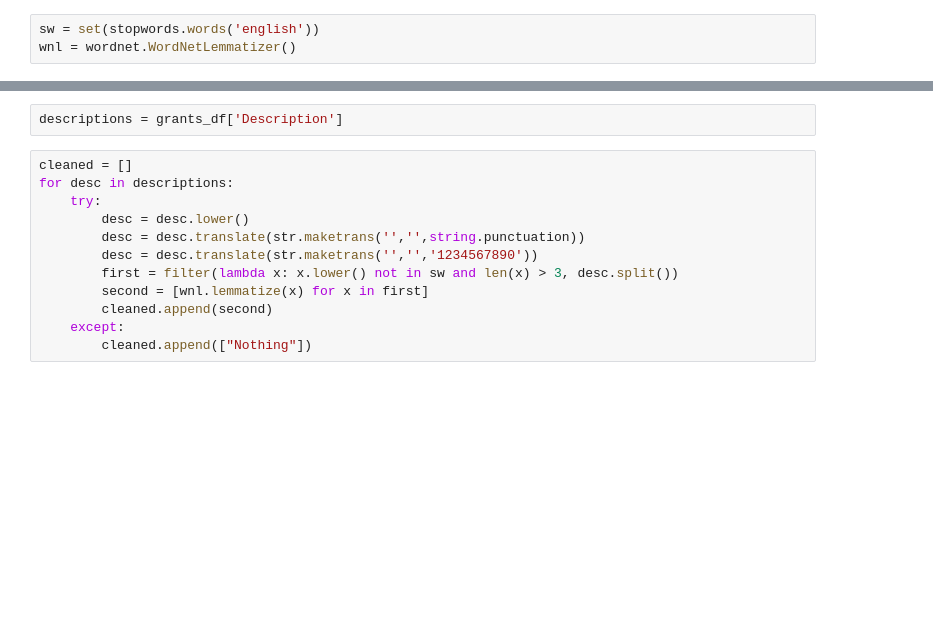
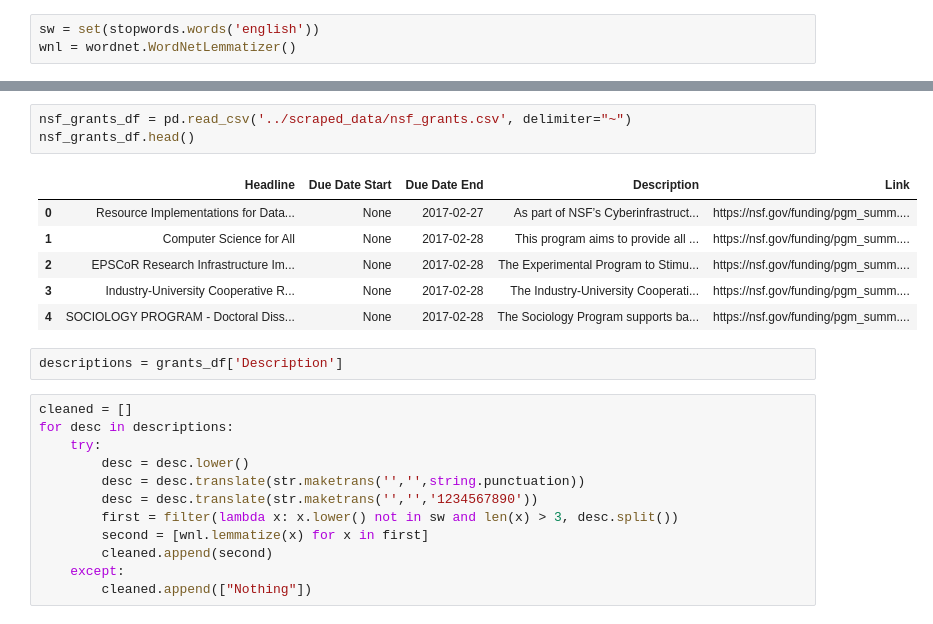
Before and after one commit to jsonchin/BIDS, a Jupyter notebook: modeling/recommender.ipynb, the cells around one changed output, grey strips where cells are left out. Cells and saved outputs as stored; diff of their text form; blank space fills up the shorter version.

Commit message:
Added NSF grants testing to recommender. Also .gitignore

```diff
--- a/modeling/recommender.ipynb
+++ b/modeling/recommender.ipynb
@@ -61,6 +45,16 @@ grant_history_df.head()
 | 2 | Instruction | $225,000 | State of California | California Department of Social S... | School of Social Welfare | Social Welfare | 15960.0 | 021363-002 | ... |
 | 3 | Instruction | $47,138 | State of California | California Department of Social S... | School of Social Welfare | Social Welfare | 15960.0 | 021363-002 | ... |
 | 4 | Basic research | $65,000 | Federal | NIH National Institutes of Health... | VC Res Other Research Units | The California Institute for Quan... | 78561.0 | 021425-002 | ... |
+# %%
+nsf_grants_df = pd.read_csv('../scraped_data/nsf_grants.csv', delimiter="~")
+nsf_grants_df.head()
+# %% [output]
+|  | Headline | Due Date Start | Due Date End | Description | Link |
+| 0 | Resource Implementations for Data... | None | 2017-02-27 | As part of NSF’s Cyberinfrastruct... | https://nsf.gov/funding/pgm_summ.... |
+| 1 | Computer Science for All | None | 2017-02-28 | This program aims to provide all ... | https://nsf.gov/funding/pgm_summ.... |
+| 2 | EPSCoR Research Infrastructure Im... | None | 2017-02-28 | The Experimental Program to Stimu... | https://nsf.gov/funding/pgm_summ.... |
+| 3 | Industry-University Cooperative R... | None | 2017-02-28 | The Industry-University Cooperati... | https://nsf.gov/funding/pgm_summ.... |
+| 4 | SOCIOLOGY PROGRAM - Doctoral Diss... | None | 2017-02-28 | The Sociology Program supports ba... | https://nsf.gov/funding/pgm_summ.... |
 # %%
 descriptions = grants_df['Description']
 # %%
```
Also changed, not shown: parts of 18 cells of this notebook, 1 other file.
